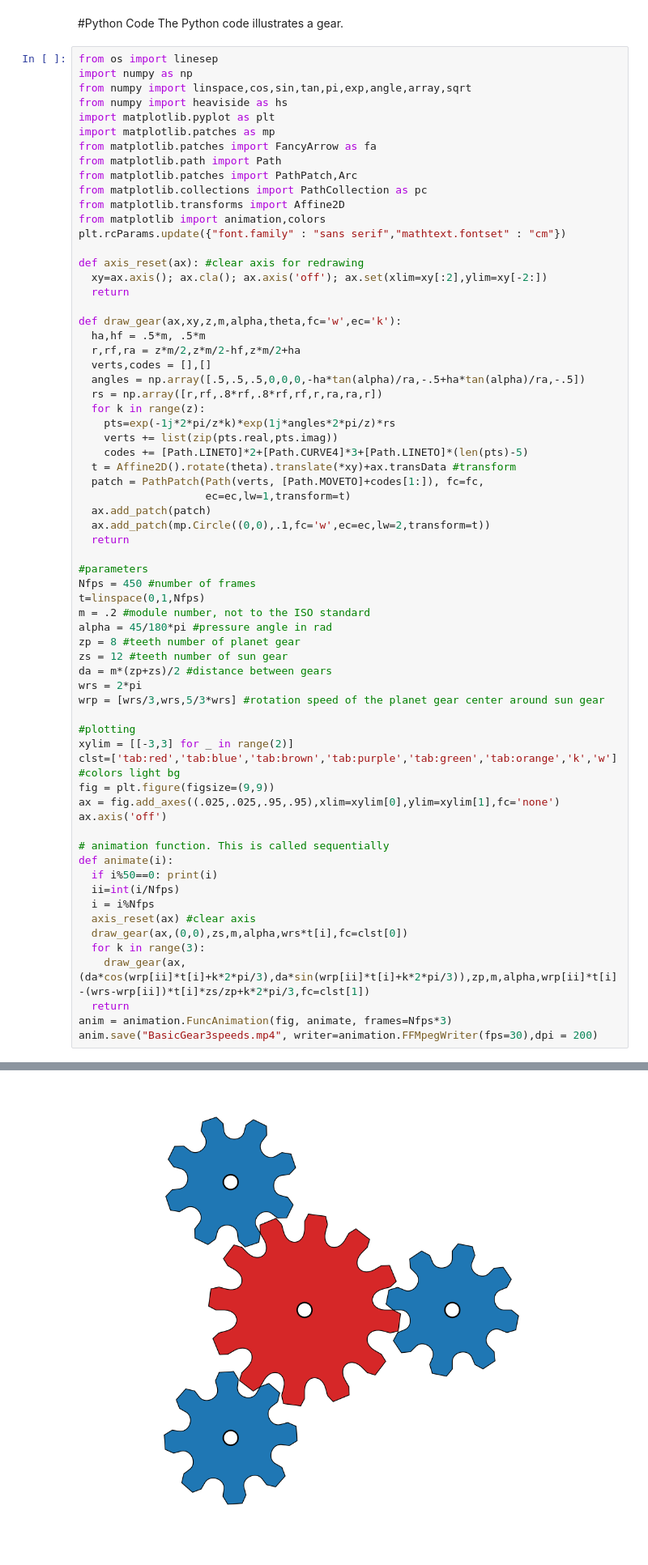
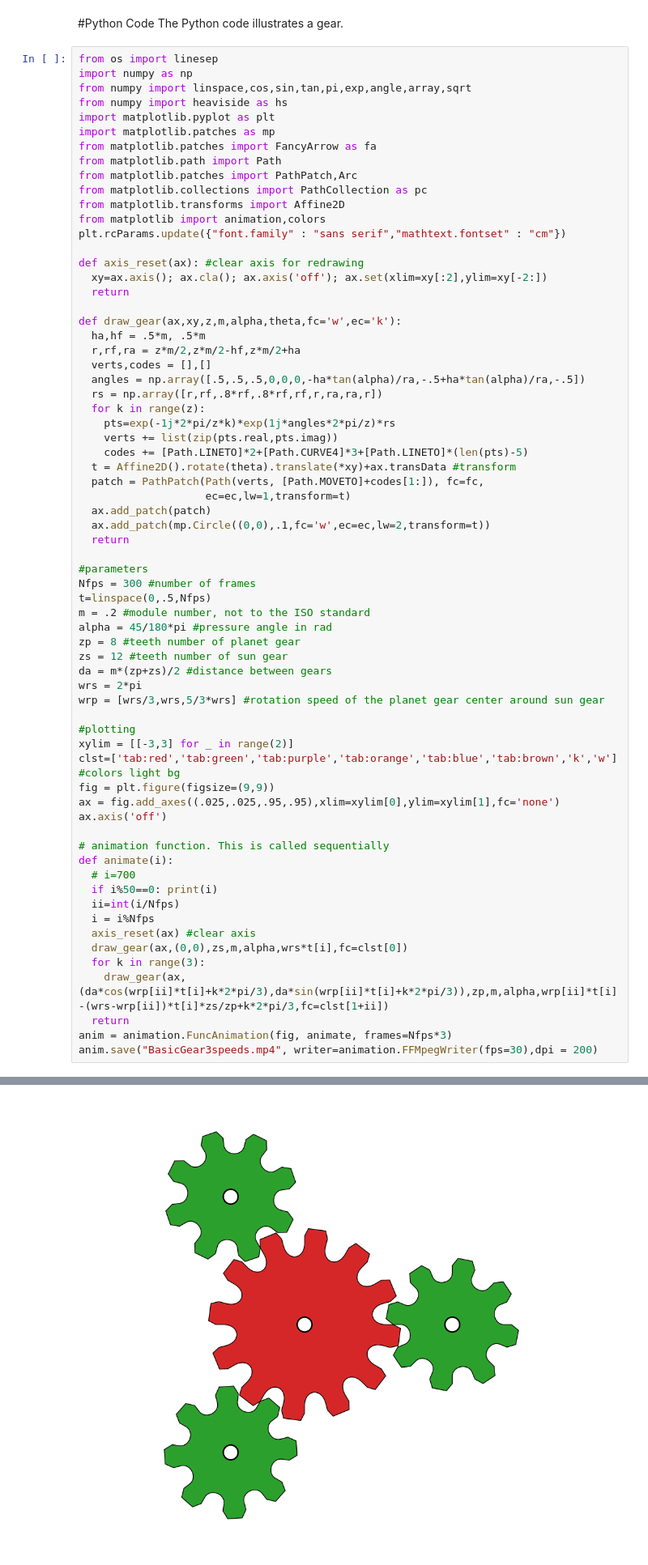
Before and after one commit to bingsen-wang/Electric-Machines, a Jupyter notebook: gear_3Speeds.ipynb, the cells around one changed output, grey strips where cells are left out. Shown at 81% size. Drawn from its saved outputs; the diff is of its cells as text.

```diff
--- a/gear_3Speeds.ipynb
+++ b/gear_3Speeds.ipynb
@@ -47,8 +47,8 @@ def draw_gear(ax,xy,z,m,alpha,theta,fc='w',ec='k'):
   return
 
 #parameters
-Nfps = 450 #number of frames
-t=linspace(0,1,Nfps)
+Nfps = 300 #number of frames
+t=linspace(0,.5,Nfps)
 m = .2 #module number, not to the ISO standard
 alpha = 45/180*pi #pressure angle in rad
 zp = 8 #teeth number of planet gear
@@ -59,20 +59,21 @@ wrp = [wrs/3,wrs,5/3*wrs] #rotation speed of the planet gear center around sun g
 
 #plotting
 xylim = [[-3,3] for _ in range(2)]
-clst=['tab:red','tab:blue','tab:brown','tab:purple','tab:green','tab:orange','k','w'] #colors light bg
+clst=['tab:red','tab:green','tab:purple','tab:orange','tab:blue','tab:brown','k','w'] #colors light bg
 fig = plt.figure(figsize=(9,9))
 ax = fig.add_axes((.025,.025,.95,.95),xlim=xylim[0],ylim=xylim[1],fc='none')
 ax.axis('off')
 
 # animation function. This is called sequentially
 def animate(i):
+  # i=700
   if i%50==0: print(i)
   ii=int(i/Nfps)
   i = i%Nfps
   axis_reset(ax) #clear axis
   draw_gear(ax,(0,0),zs,m,alpha,wrs*t[i],fc=clst[0])
   for k in range(3):
-    draw_gear(ax,(da*cos(wrp[ii]*t[i]+k*2*pi/3),da*sin(wrp[ii]*t[i]+k*2*pi/3)),zp,m,alpha,wrp[ii]*t[i]-(wrs-wrp[ii])*t[i]*zs/zp+k*2*pi/3,fc=clst[1])
+    draw_gear(ax,(da*cos(wrp[ii]*t[i]+k*2*pi/3),da*sin(wrp[ii]*t[i]+k*2*pi/3)),zp,m,alpha,wrp[ii]*t[i]-(wrs-wrp[ii])*t[i]*zs/zp+k*2*pi/3,fc=clst[1+ii])
   return
 anim = animation.FuncAnimation(fig, animate, frames=Nfps*3)
 anim.save("BasicGear3speeds.mp4", writer=animation.FFMpegWriter(fps=30),dpi = 200)
@@ -96,2 +100,2 @@ anim.save("BasicGear3speeds.mp4", writer=animation.FFMpegWriter(fps=30),dpi = 20
 0
-[figure, old version]
+[figure, new version]
```
Also changed, not shown: parts of 1 cell of this notebook.
